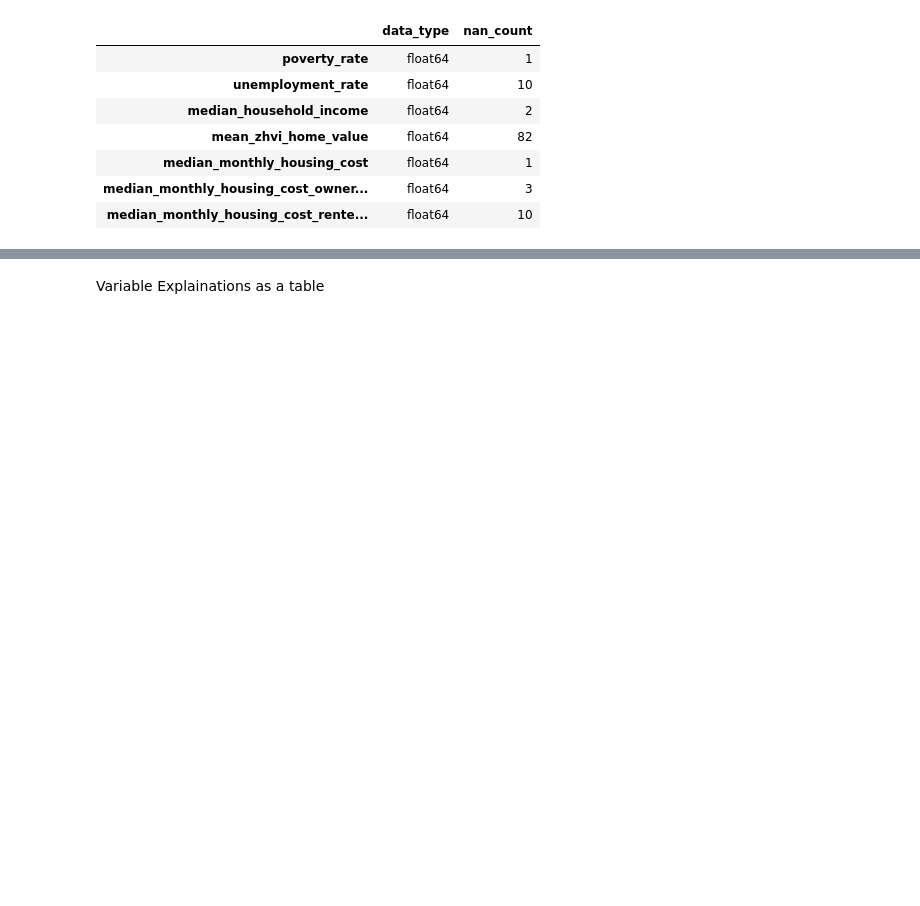
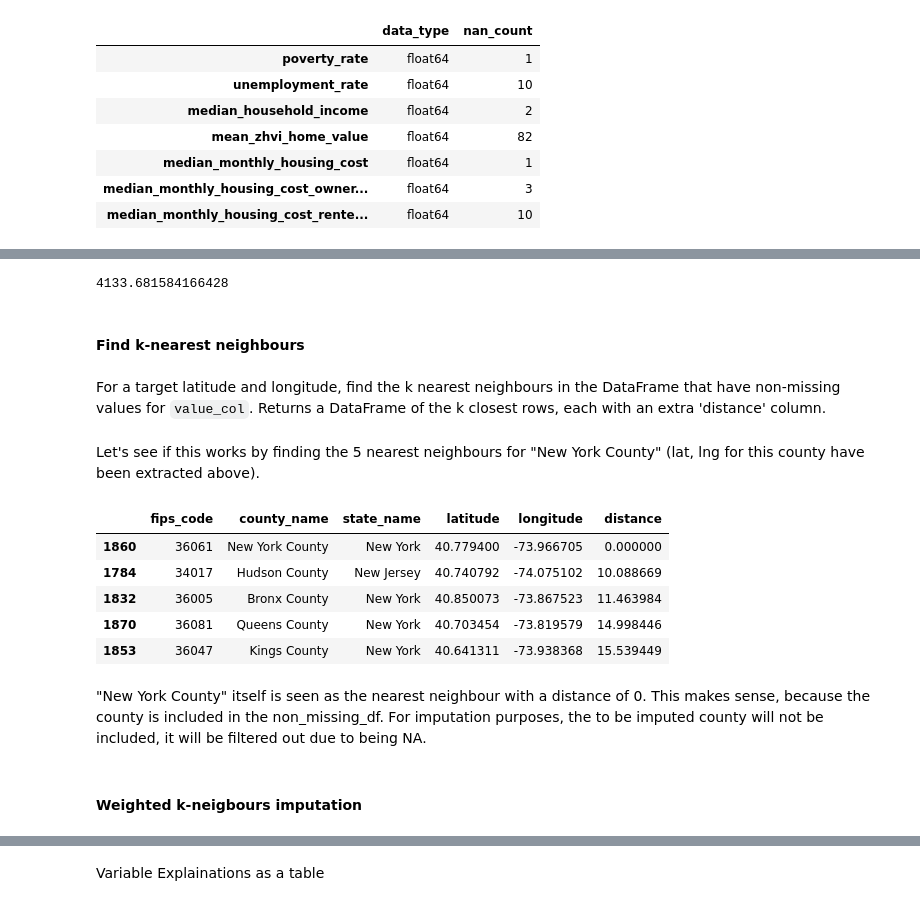
Before and after one commit to larrycoder123/uscounty_datascience, a Jupyter notebook: aproject.ipynb, the cells around one changed output, grey strips where cells are left out. Drawn from its saved outputs; the diff is of its cells as text; code cells hidden in the pictures; blank space fills up the shorter version.

```diff
--- a/aproject.ipynb
+++ b/aproject.ipynb
@@ -248,0 +310,22 @@ Weighted average of nearest counties.
+# %%
+
+# Extract longitude and latitude of "New York County"
+new_york = county_df[county_df["county_name"] == "New York County"]
+new_york_lat = new_york["latitude"].iloc[0]
+new_york_lng = new_york["longitude"].iloc[0]
+
+# Extract longitude and latitude of "San Francisco County"
+san_francisco = county_df[county_df["county_name"] == "San Francisco County"]
+san_francisco_lat = san_francisco["latitude"].iloc[0]
+san_francisco_lng = san_francisco["longitude"].iloc[0]
+
+distance_ny_sf = haversine_distance(new_york_lat, new_york_lng, san_francisco_lat, san_francisco_lng)
+
+print(distance_ny_sf)
+# %% [output]
+4133.681584166428
+# %% [markdown]
+#### Find k-nearest neighbours
+# %% [markdown]
+For a target latitude and longitude, find the k nearest neighbours in the DataFrame that have non-missing values for `value_col`.
+Returns a DataFrame of the k closest rows, each with an extra 'distance' column.
@@ -248,0 +348,19 @@ Weighted average of nearest counties.
+# %% [markdown]
+Let's see if this works by finding the 5 nearest neighbours for "New York County" (lat, lng for this county have been extracted above).
+# %%
+k_neighbours_ny = k_nearest_neighbours(5, county_df, new_york_lat, new_york_lng, "mean_household_income")
+
+k_neighbours_ny = k_neighbours_ny[["fips_code", "county_name", "state_name", "latitude", "longitude", "distance"]]
+
+k_neighbours_ny
+# %% [output]
+|  | fips_code | county_name | state_name | latitude | longitude | distance |
+| 1860 | 36061 | New York County | New York | 40.779400 | -73.966705 | 0.000000 |
+| 1784 | 34017 | Hudson County | New Jersey | 40.740792 | -74.075102 | 10.088669 |
+| 1832 | 36005 | Bronx County | New York | 40.850073 | -73.867523 | 11.463984 |
+| 1870 | 36081 | Queens County | New York | 40.703454 | -73.819579 | 14.998446 |
+| 1853 | 36047 | Kings County | New York | 40.641311 | -73.938368 | 15.539449 |
+# %% [markdown]
+"New York County" itself is seen as the nearest neighbour with a distance of 0. This makes sense, because the county is included in the non_missing_df. For imputation purposes, the to be imputed county will not be included, it will be filtered out due to being NA.
+# %% [markdown]
+#### Weighted k-neigbours imputation
```
Also changed, not shown: parts of 47 cells of this notebook.
